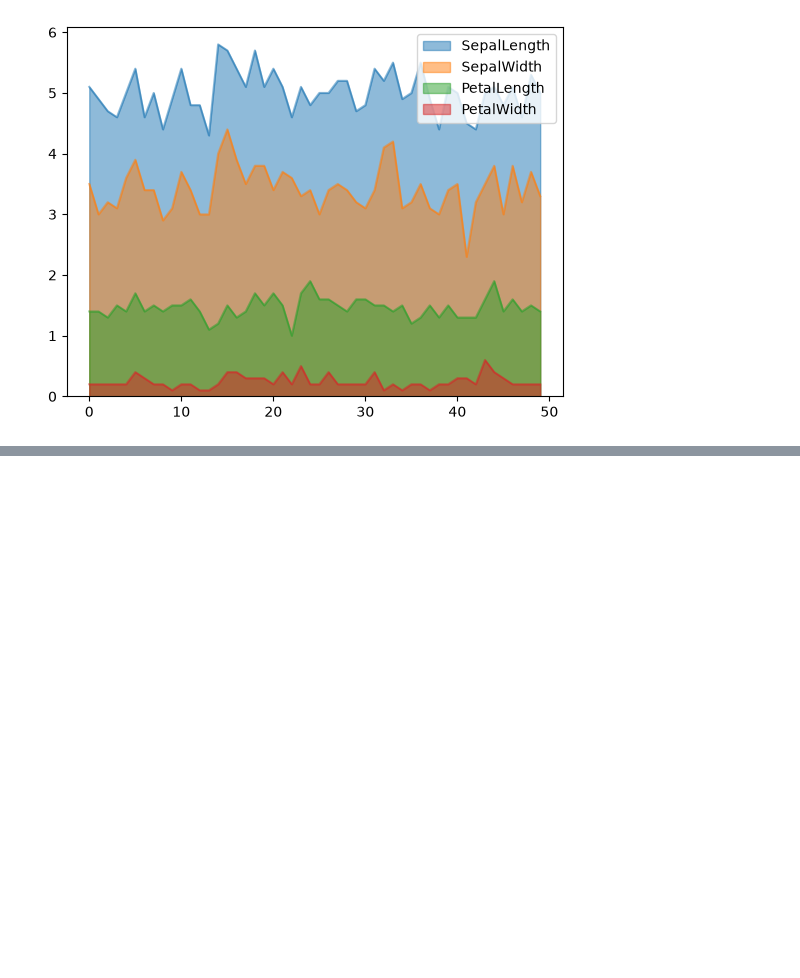
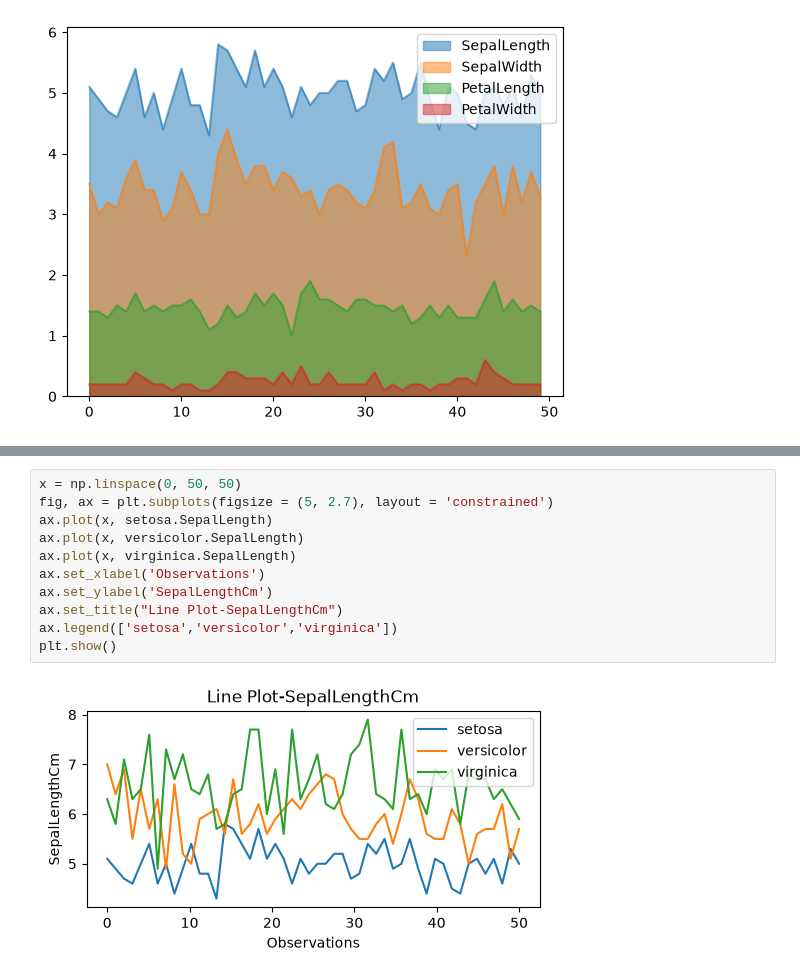
Before and after one commit to GTAPRO7/Python_Programming, a Jupyter notebook: Classworks/04-11-2026.ipynb, the cells around one changed output, grey strips where cells are left out. Saved outputs shown, nothing was run; the diff lists cells and outputs as text; blank space fills up the shorter version.

```diff
--- a/Classworks/04-11-2026.ipynb
+++ b/Classworks/04-11-2026.ipynb
@@ -128,0 +156,13 @@ plt.show()
+# %%
+x = np.linspace(0, 50, 50)
+fig, ax = plt.subplots(figsize = (5, 2.7), layout = 'constrained')
+ax.plot(x, setosa.SepalLength)
+ax.plot(x, versicolor.SepalLength)
+ax.plot(x, virginica.SepalLength)
+ax.set_xlabel('Observations')
+ax.set_ylabel('SepalLengthCm')
+ax.set_title("Line Plot-SepalLengthCm")
+ax.legend(['setosa','versicolor','virginica'])
+plt.show()
+# %% [output]
+[figure, added]
```
Also changed, not shown: parts of 7 cells of this notebook, 12 other files.
